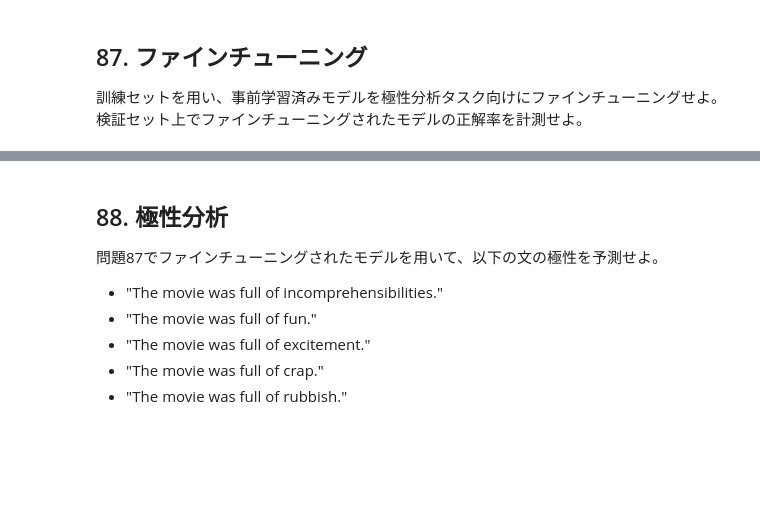
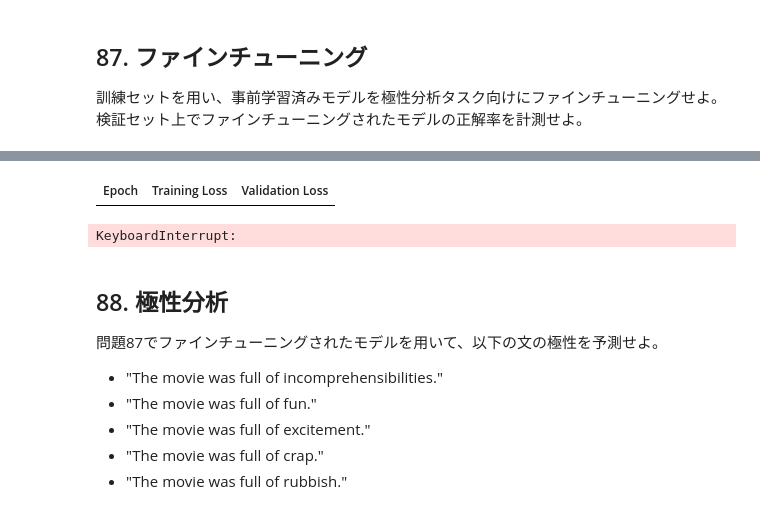
Before and after one commit to TakayaMurakami-2026/2026, a Jupyter notebook: ja/ch09.ipynb, the cells around one changed output, grey strips where cells are left out. Saved outputs shown, nothing was run; the diff lists cells and outputs as text; code cells hidden in the pictures; blank space fills up the shorter version.

```diff
--- a/ja/ch09.ipynb
+++ b/ja/ch09.ipynb
@@ -377,3 +366,70 @@ labels shape: torch.Size([4])
 ## 87. ファインチューニング
 
 訓練セットを用い、事前学習済みモデルを極性分析タスク向けにファインチューニングせよ。検証セット上でファインチューニングされたモデルの正解率を計測せよ。
+# %%
+from transformers import (
+    AutoModelForSequenceClassification,
+    TrainingArguments,
+    Trainer
+)
+from torch.utils.data import Dataset
+import numpy as np
+from sklearn.metrics import accuracy_score
+
+# Datasetクラス
+class SST2Dataset(Dataset):
+    def __init__(self, encodings, labels):
+        self.encodings = encodings
+        self.labels = labels
+
+    def __getitem__(self, idx):
+        item = {k: v[idx] for k, v in self.encodings.items()}
+        item["labels"] = torch.tensor(self.labels[idx])
+        return item
+
+    def __len__(self):
+        return len(self.labels)
+
+train_dataset = SST2Dataset(train_encodings, train_labels)
+dev_dataset = SST2Dataset(dev_encodings, dev_labels)
+
+# 分類モデル
+model = AutoModelForSequenceClassification.from_pretrained(
+    "bert-base-uncased",
+    num_labels=2
+)
+
+# 評価指標
+def compute_metrics(eval_pred):
+    logits, labels = eval_pred
+    preds = np.argmax(logits, axis=1)
+    return {"accuracy": accuracy_score(labels, preds)}
+
+# 学習設定
+training_args = TrainingArguments(
+    output_dir="./results",
+    eval_strategy="epoch",
+    save_strategy="epoch",
+    learning_rate=2e-5,
+    per_device_train_batch_size=16,
+    per_device_eval_batch_size=64,
+    num_train_epochs=2,
+    weight_decay=0.01,
+    logging_steps=100,
+)
+
+trainer = Trainer(
+    model=model,
+    args=training_args,
+    train_dataset=train_dataset,
+    eval_dataset=dev_dataset,
+    compute_metrics=compute_metrics,
+)
+
+# ファインチューニング
+trainer.train()
+
+# 評価
+results = trainer.evaluate()
+print(results)
+# %% [output]
@@ -380,3 +453,5 @@ labels shape: torch.Size([4])
+| Epoch | Training Loss | Validation Loss |
+KeyboardInterrupt:
 # %% [markdown]
 ## 88. 極性分析
 
```
Also changed, not shown: parts of 6 cells of this notebook.
